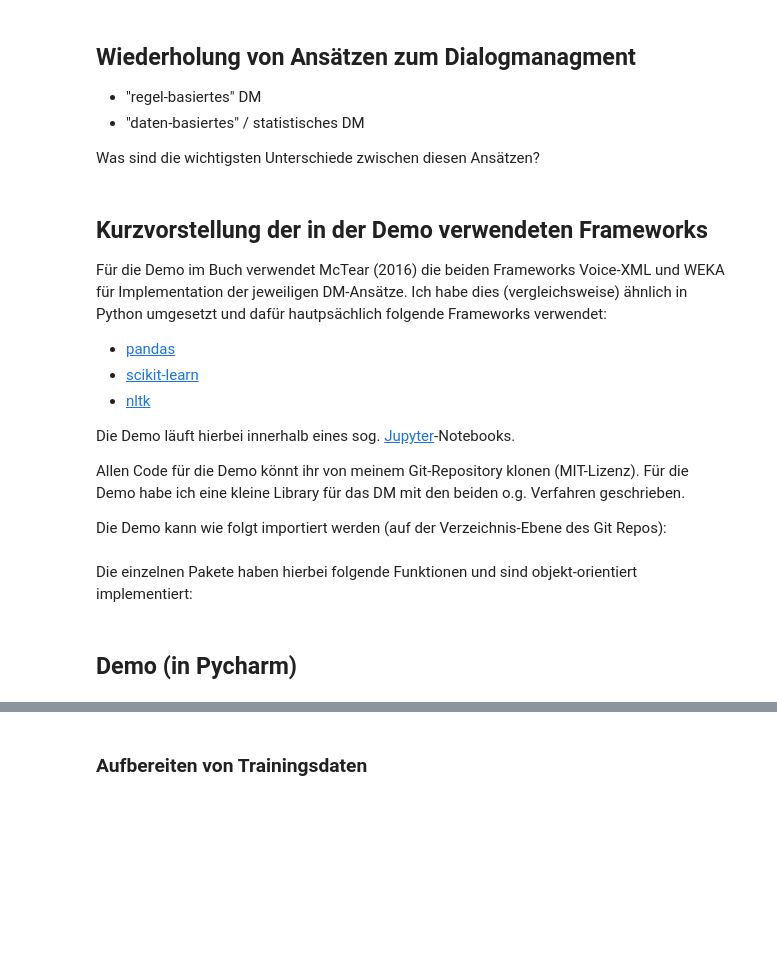
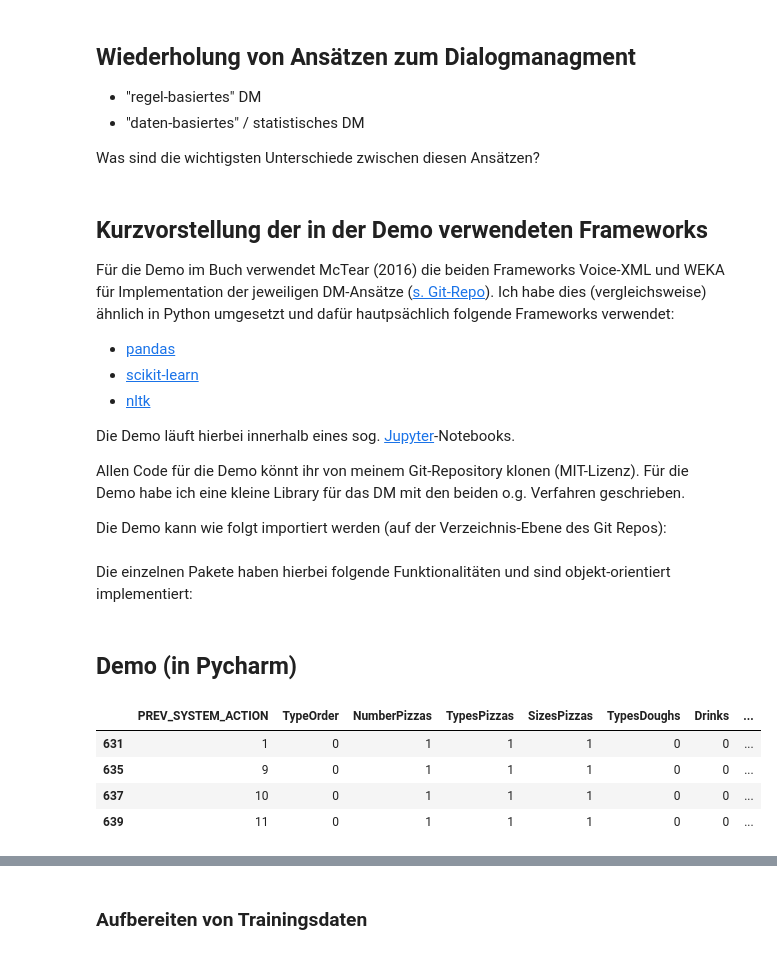
Before and after one commit to theThing92/dialogue_managment_demo, a Jupyter notebook: dialog_managment_demo.ipynb, the cells around one changed output, grey strips where cells are left out. Drawn from its saved outputs; the diff is of its cells as text; code cells hidden in the pictures; blank space fills up the shorter version.

```diff
--- a/dialog_managment_demo.ipynb
+++ b/dialog_managment_demo.ipynb
@@ -22,7 +23,7 @@
 Was sind die wichtigsten Unterschiede zwischen diesen Ansätzen?
 # %% [markdown]
 ## Kurzvorstellung der in der Demo verwendeten Frameworks
-Für die Demo im Buch verwendet McTear (2016) die beiden Frameworks Voice-XML und WEKA für Implementation der jeweiligen DM-Ansätze. Ich habe dies (vergleichsweise) ähnlich in Python umgesetzt und dafür hautpsächlich folgende Frameworks verwendet:
+Für die Demo im Buch verwendet McTear (2016) die beiden Frameworks Voice-XML und WEKA für Implementation der jeweiligen DM-Ansätze ([s. Git-Repo](https://github.com/zoraidacallejas/ConversationalInterface)). Ich habe dies (vergleichsweise) ähnlich in Python umgesetzt und dafür hautpsächlich folgende Frameworks verwendet:
 
 - [pandas](https://pandas.pydata.org/)
 - [scikit-learn](https://scikit-learn.org/stable/)
@@ -36,7 +37,7 @@ Die Demo kann wie folgt importiert werden (auf der Verzeichnis-Ebene des Git Rep
 # %%
 import lib
 # %% [markdown]
-Die einzelnen Pakete haben hierbei folgende Funktionen und sind objekt-orientiert implementiert:
+Die einzelnen Pakete haben hierbei folgende Funktionalitäten und sind objekt-orientiert implementiert:
 # %%
 # lib.data # Vorverarbeitung / Aufbereitung Trainingsdaten für statistisches DM
 # lib.dm # Dialogmanagment (Hauptkomponente)
@@ -45,3 +46,11 @@ Die einzelnen Pakete haben hierbei folgende Funktionen und sind objekt-orientier
 # lib.training # Training von statistischen DM-Modellen
 # %% [markdown]
 ## Demo (in Pycharm)
+# %%
+df[df["SYSTEM_ACTION"] == 14]
+# %% [output]
+|  | PREV_SYSTEM_ACTION | TypeOrder | NumberPizzas | TypesPizzas | SizesPizzas | TypesDoughs | Drinks | ... |
+| 631 | 1 | 0 | 1 | 1 | 1 | 0 | 0 | ... |
+| 635 | 9 | 0 | 1 | 1 | 1 | 0 | 0 | ... |
+| 637 | 10 | 0 | 1 | 1 | 1 | 0 | 0 | ... |
+| 639 | 11 | 0 | 1 | 1 | 1 | 0 | 0 | ... |
```
Also changed, not shown: parts of 7 cells of this notebook, 7 other files.
